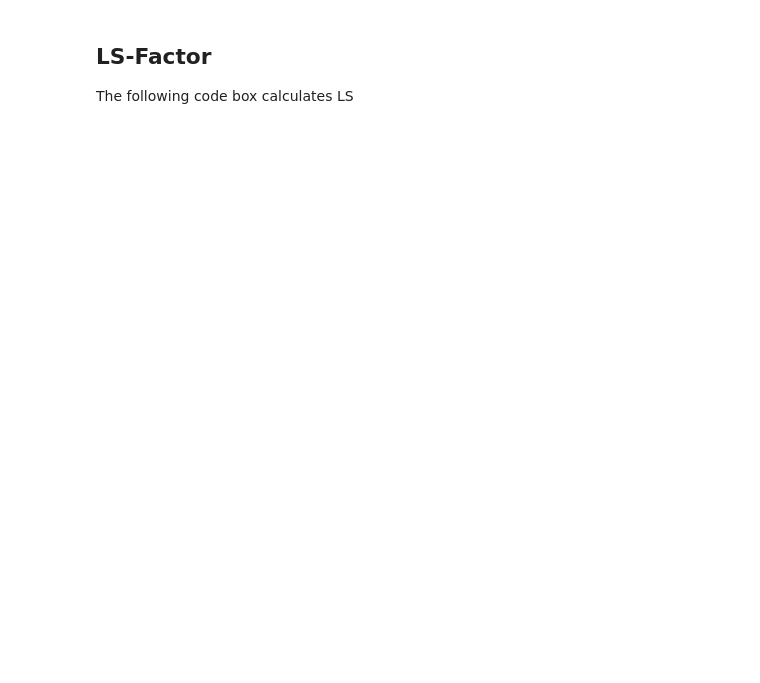
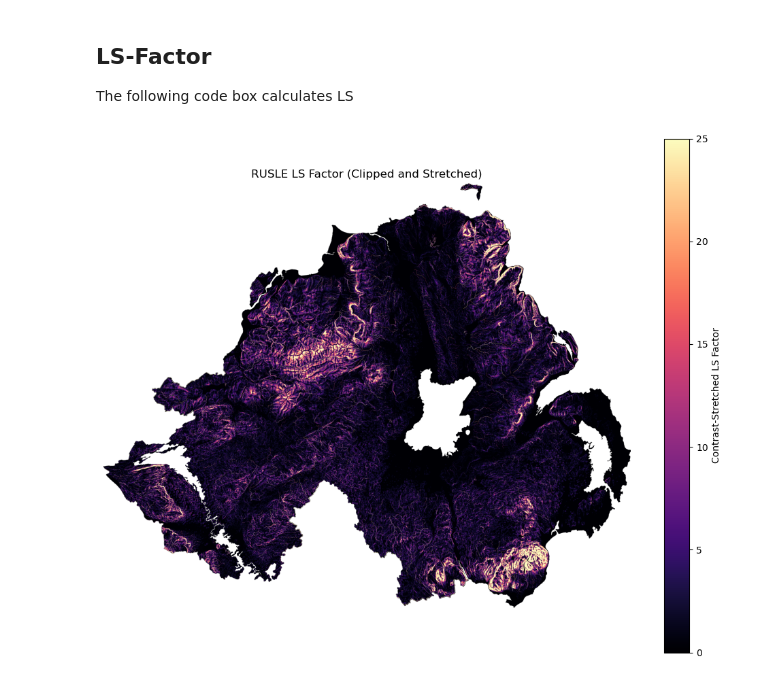
Before and after one commit to zelcon01/RUSLE-in-Python, a Jupyter notebook: RUSLE Notebook.ipynb, the cells around one changed output. Drawn from its saved outputs; the diff is of its cells as text; code cells hidden in the pictures; blank space fills up the shorter version.

Commit message:
Finally got LS working
LS Now calculates successfully and has been updated to the workbook.

```diff
--- a/RUSLE Notebook.ipynb
+++ b/RUSLE Notebook.ipynb
@@ -445,3 +449,78 @@ plt.show()
 ## LS-Factor
 
 The following code box calculates LS
+# %%
+import rasterio
+import numpy as np
+import matplotlib.pyplot as plt
+import geopandas as gpd
+import richdem as rd
+from rasterio.mask import mask
+from rasterio.io import MemoryFile
+
+# File paths
+input_dem_path = r"C:\GIS_Course\EGM721\Github conversion of RUSLE\RUSLE-in-Python\Data\LS\ni_dtm_metre.tif"
+filled_dem_path = r"C:\GIS_Course\EGM721\Github conversion of RUSLE\RUSLE-in-Python\Data\LS\ni_dtm_filled.tif"
+slope_output_path = r"C:\GIS_Course\EGM721\Github conversion of RUSLE\RUSLE-in-Python\Data\LS\slope_ang.tif"
+flow_acc_path = r"C:\GIS_Course\EGM721\Github conversion of RUSLE\RUSLE-in-Python\Data\LS\flow_acc.tif"
+ni_outline_path = r"C:\GIS_Course\EGM721\Github conversion of RUSLE\RUSLE-in-Python\Data\NI_Outline.geojson"
+output_ls_path = r"C:\GIS_Course\EGM721\Github conversion of RUSLE\RUSLE-in-Python\Data\LS\LS.tif"
+
+# === Step 1: Load DEM and fill depressions ===
+with rasterio.open(input_dem_path) as src:
+    dem = src.read(1, masked=True)
+    profile = src.profile
+    cell_size = src.res[0]
+
+rdem = rd.rdarray(dem.filled(np.nan), no_data=np.nan)
+rdem.geotransform = [profile['transform'][2], cell_size, 0, profile['transform'][5], 0, -cell_size]
+
+rdem_filled = rd.FillDepressions(rdem, in_place=False)
+
+profile.update(dtype=rasterio.float32, nodata=np.nan)
+with rasterio.open(filled_dem_path, 'w', **profile) as dst:
+    dst.write(rdem_filled.astype(rasterio.float32), 1)
+
+# === Step 2: Calculate slope in degrees ===
+slope = rd.TerrainAttribute(rdem_filled, attrib='slope_degrees')
+
+with rasterio.open(slope_output_path, 'w', **profile) as dst:
+    dst.write(slope.astype(rasterio.float32), 1)
+
+# === Step 3: Calculate flow accumulation ===
+flow_acc = rd.FlowAccumulation(rdem_filled, method='D8')
+
+with rasterio.open(flow_acc_path, 'w', **profile) as dst:
+    dst.write(flow_acc.astype(rasterio.float32), 1)
+
+# === Step 4: Compute LS factor and clip ===
+slope_percent = np.tan(np.radians(slope)) * 100
+LS = ((flow_acc * cell_size / 22.1) ** 0.5) * (0.065 + 0.045 * slope_percent + 0.0065 * (slope_percent ** 2))
+
+ni_outline = gpd.read_file(ni_outline_path)
+ni_outline = ni_outline.to_crs(profile['crs'])
+
+with MemoryFile() as memfile:
+    with memfile.open(**profile) as tmp:
+        tmp.write(LS.astype(rasterio.float32), 1)
+        LS_clipped, transform = mask(dataset=tmp, shapes=ni_outline.geometry, crop=True, filled=True, nodata=np.nan)
+
+clipped_profile = profile.copy()
+clipped_profile.update({
+    "height": LS_clipped.shape[1],
+    "width": LS_clipped.shape[2],
+    "transform": transform
+})
+
+with rasterio.open(output_ls_path, 'w', **clipped_profile) as dst:
+    dst.write(LS_clipped.astype(rasterio.float32))
+
+plt.figure(figsize=(10, 8))
+plt.imshow(LS_clipped[0], cmap='magma', vmin=0, vmax=25)
+plt.colorbar(label='Contrast-Stretched LS Factor')
+plt.title('RUSLE LS Factor (Clipped and Stretched)')
+plt.axis('off')
+plt.tight_layout()
+plt.show()
+# %% [output]
+[figure, added]
```
Also changed, not shown: parts of 2 cells of this notebook, 1 other file.
